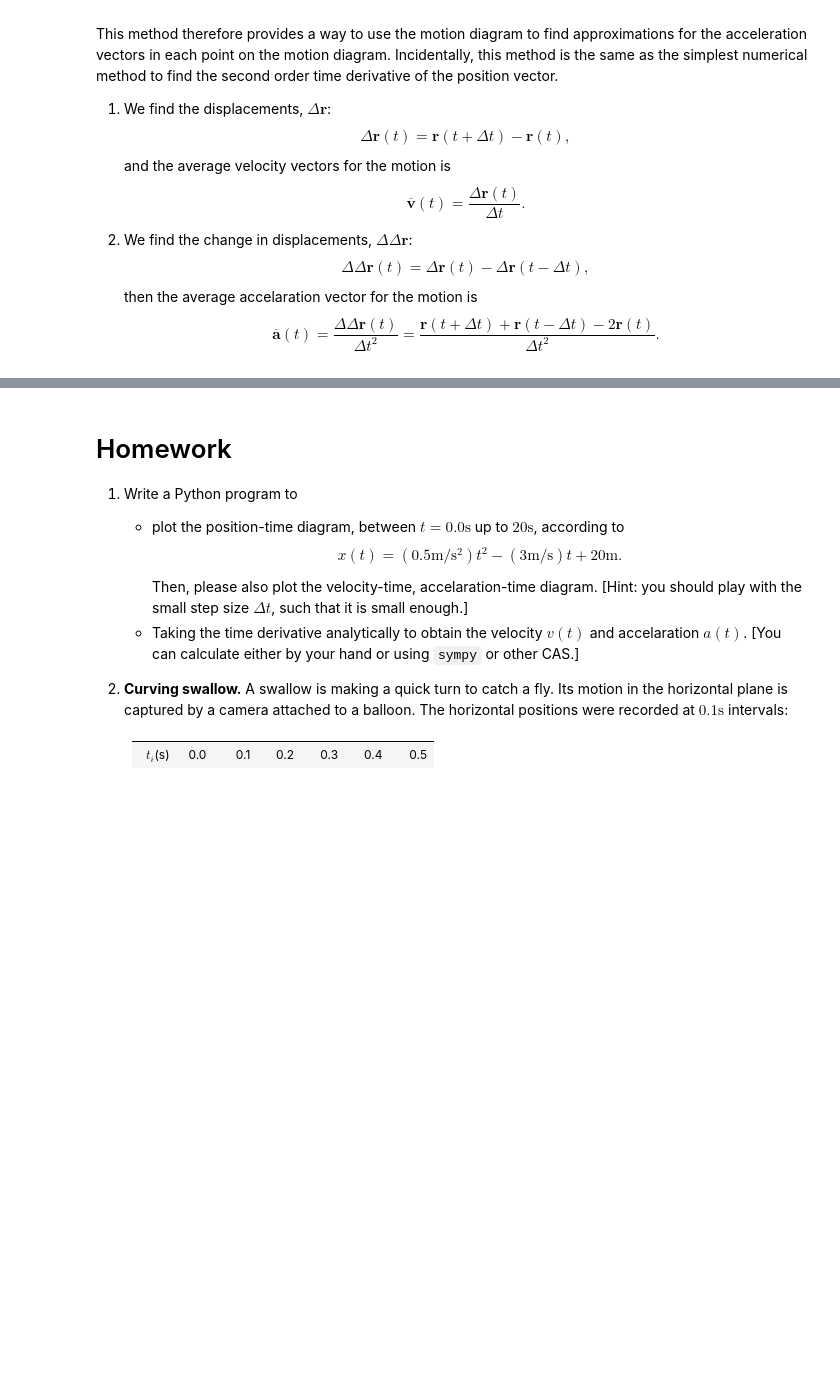
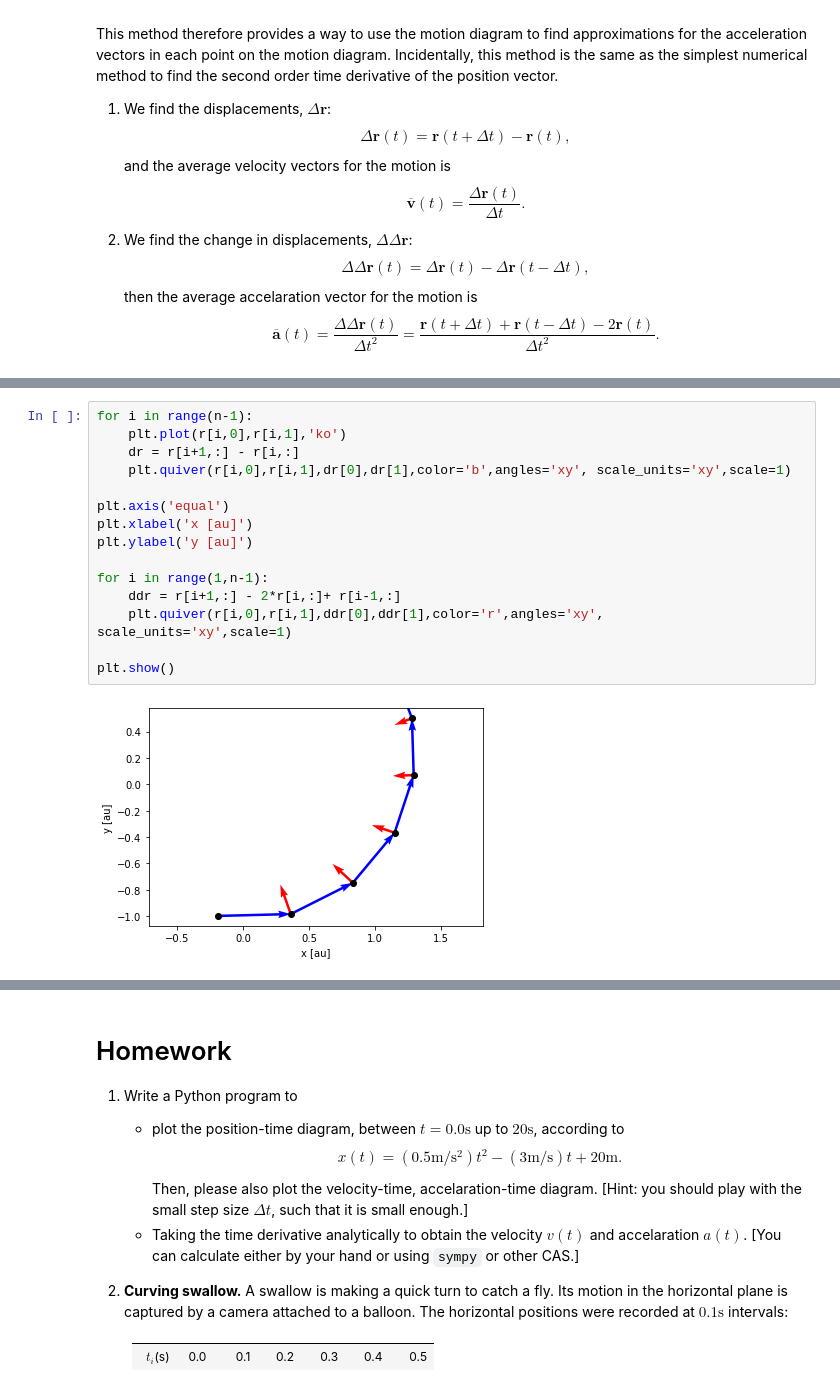
Before and after one commit to pengyangraul/1.constant_velocity, a Jupyter notebook: motion_2d_3d.ipynb, the cells around one changed output, grey strips where cells are left out. Saved outputs shown, nothing was run; the diff lists cells and outputs as text; blank space fills up the shorter version.

```diff
--- a/motion_2d_3d.ipynb
+++ b/motion_2d_3d.ipynb
@@ -574,0 +657,17 @@ The Mars Express probe was launched on June 2nd 2003 and reached Mars in Decembe
+# %%
+for i in range(n-1):
+    plt.plot(r[i,0],r[i,1],'ko')
+    dr = r[i+1,:] - r[i,:]
+    plt.quiver(r[i,0],r[i,1],dr[0],dr[1],color='b',angles='xy', scale_units='xy',scale=1)
+
+plt.axis('equal')
+plt.xlabel('x [au]')
+plt.ylabel('y [au]')
+
+for i in range(1,n-1):
+    ddr = r[i+1,:] - 2*r[i,:]+ r[i-1,:]
+    plt.quiver(r[i,0],r[i,1],ddr[0],ddr[1],color='r',angles='xy', scale_units='xy',scale=1)
+
+plt.show()
+# %% [output]
+[figure, added]
```
Also changed, not shown: parts of 12 cells of this notebook, 9 other files.
